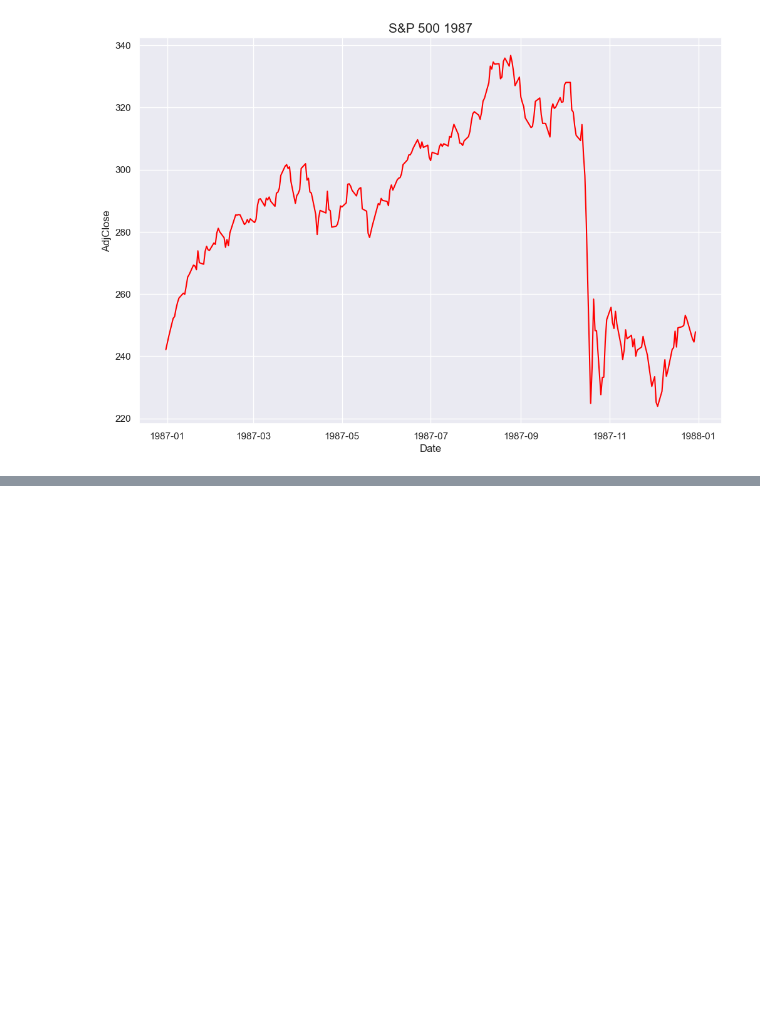
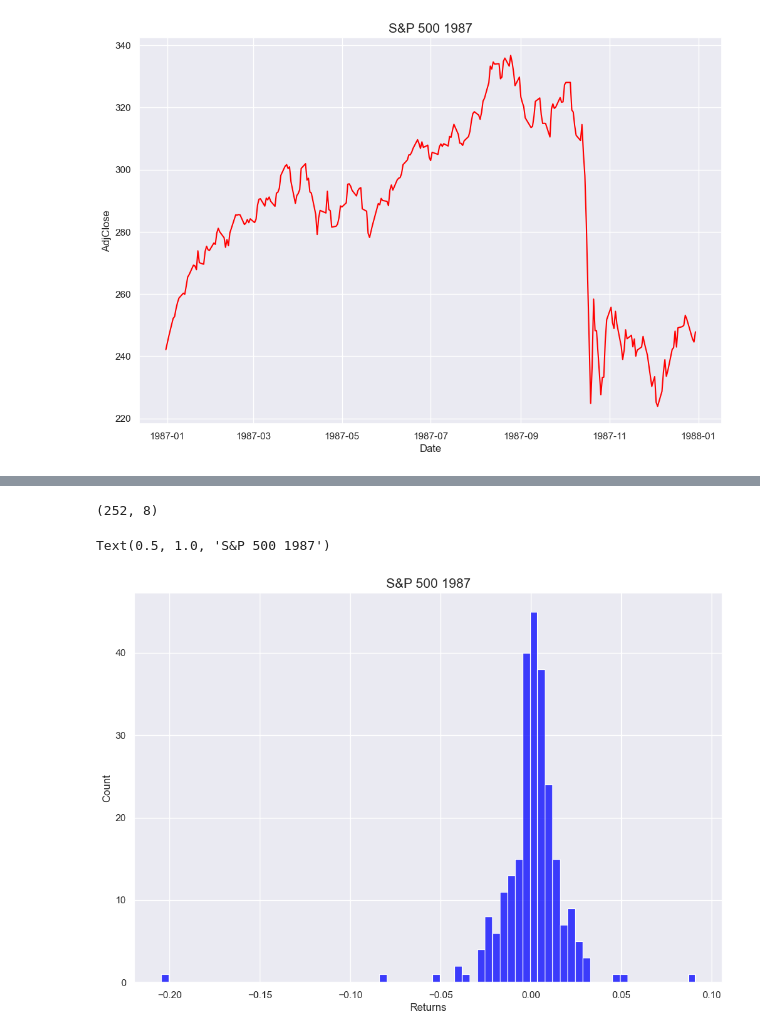
Before and after one commit to D76X/jupyter_notebooks, a Jupyter notebook: FoundationOfStatsAndProp/04.Skewness and Kurtosis.ipynb, the cells around one changed output, grey strips where cells are left out. Cells and saved outputs as stored; diff of their text form; code cells hidden in the pictures; blank space fills up the shorter version.

```diff
--- a/FoundationOfStatsAndProp/04.Skewness and Kurtosis.ipynb
+++ b/FoundationOfStatsAndProp/04.Skewness and Kurtosis.ipynb
@@ -111,3 +111,7 @@ plt.title('S&P 500 1987', fontsize='15')
 # %% [output]
 Text(0.5, 1.0, 'S&P 500 1987')
 [figure]
+# %%
+# add a computed column to the DS as the % of change of the AdjClose data column
+sp_data['Returns'] = sp_data['AdjClose'].pct_change()
+sp_data.head()
@@ -113,0 +125,3 @@ Text(0.5, 1.0, 'S&P 500 1987')
+# %%
+# remove the data with null or NaN values in any of the columns
+sp_data = sp_data.dropna()
@@ -113,0 +137,11 @@ Text(0.5, 1.0, 'S&P 500 1987')
+# %%
+sp_data.shape
+# %% [output]
+(252, 8)
+# %%
+plt.figure(figsize=(12,8))
+sns.histplot(data=sp_data, x='Returns', color='blue')
+plt.title('S&P 500 1987', fontsize='15')
+# %% [output]
+Text(0.5, 1.0, 'S&P 500 1987')
+[figure, added]
```
Also changed, not shown: parts of 5 cells of this notebook.
